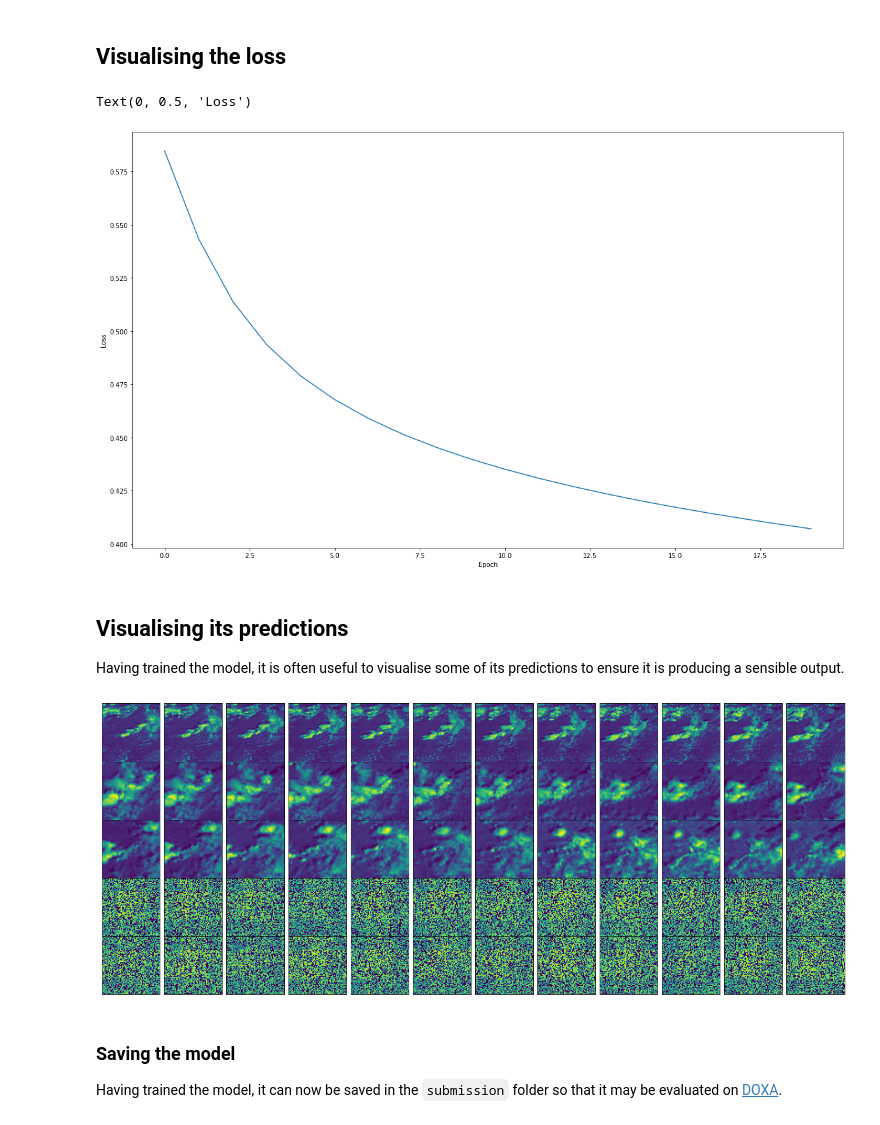
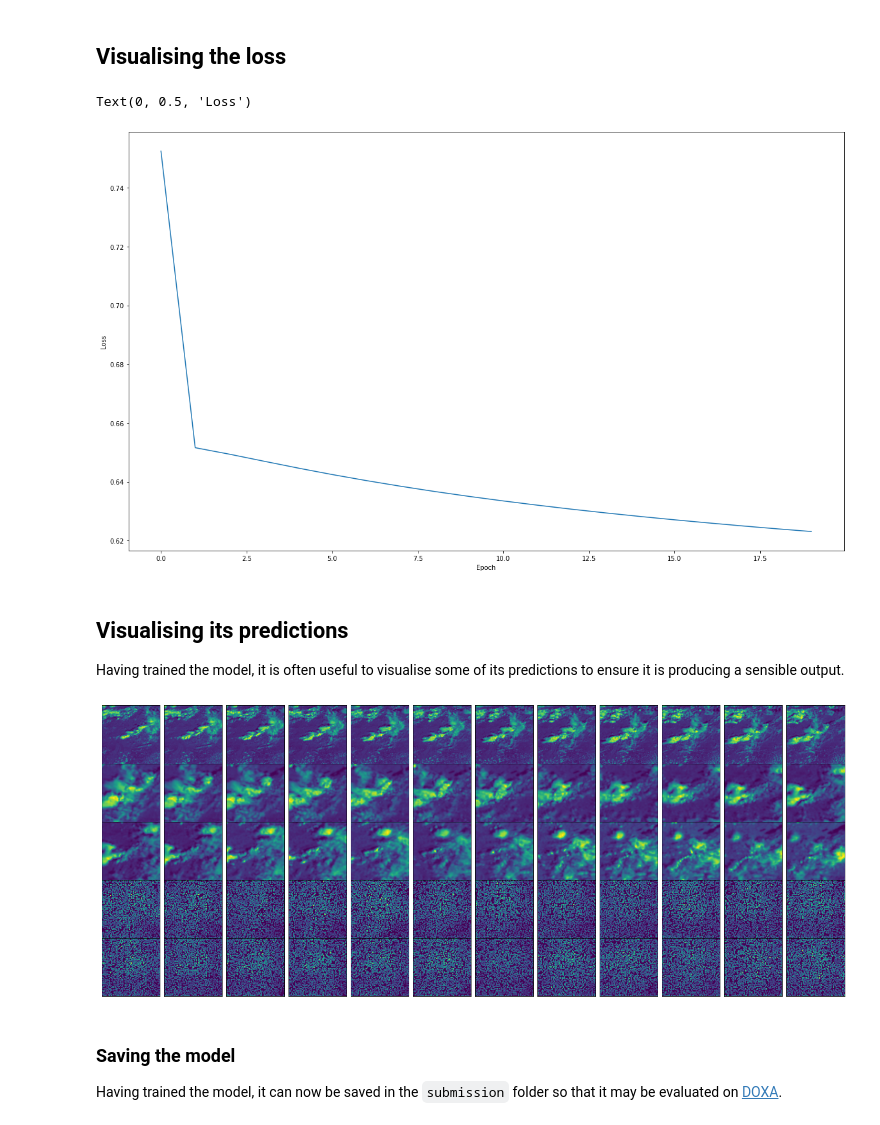
Before and after one commit to louisdewar/doxa, a Jupyter notebook: competitions/climatehack/climatehack_getting_started/training.ipynb, the cells around one changed output. Saved outputs shown, nothing was run; the diff lists cells and outputs as text; code cells hidden in the pictures.

Commit message:
Make the starter model even more basic.

```diff
--- a/competitions/climatehack/climatehack_getting_started/training.ipynb
+++ b/competitions/climatehack/climatehack_getting_started/training.ipynb
@@ -148,7 +153,7 @@ You do not have to use this at all, if you don't want to. In fact, you are encou
 # To only train on a subset of the dataset, either select what you want and pass it into ClimateHackDataset,
 # set start_date and end_date to Python datetime objects, or set day_limit > 0 to the number of days from the start to read.
 
-ch_dataset = ClimateHackDataset(dataset, crops_per_slice=2, day_limit=1)
+ch_dataset = ClimateHackDataset(dataset, crops_per_slice=2, day_limit=7)
 ch_dataloader = DataLoader(ch_dataset, batch_size=BATCH_SIZE)
 # %% [markdown]
 ### Instantiating the model
@@ -160,7 +165,7 @@ There are some huge improvements you can make to this basic model, so feel free
 device = torch.device("cuda" if torch.cuda.is_available() else "cpu")
 
 model = Model().to(device)
-optimiser = optim.Adam(model.parameters(), lr=1e-3)
+optimiser = optim.Adam(model.parameters(), lr=1e-4)
 criterion = MS_SSIMLoss(channels=24) # produces less blurry images than nn.MSELoss()
 # %% [markdown]
 ### Training the model
@@ -215,7 +220,7 @@ plt.xlabel("Epoch")
 plt.ylabel("Loss")
 # %% [output]
 Text(0, 0.5, 'Loss')
-[figure, old version]
+[figure, new version]
 # %% [markdown]
 ## Visualising its predictions
 
@@ -223,7 +228,7 @@ Having trained the model, it is often useful to visualise some of its prediction
 # %%
 x = dataset["data"].sel(time=slice("2020-07-01 12:00", "2020-07-01 12:55")).isel(x=slice(128, 256), y=slice(128, 256)).to_numpy()
 y = dataset["data"].sel(time=slice("2020-07-01 13:00", "2020-07-01 14:55")).isel(x=slice(160, 224), y=slice(160, 224)).to_numpy()
-p = model(torch.from_numpy(x.astype(float32))).detach().numpy()[0]
+p = model(torch.from_numpy(x.astype(float32)).unsqueeze(dim=0)).detach().numpy()[0]
 
 fig, (ax1, ax2, ax3, ax4, ax5) = plt.subplots(5, 12, figsize=(20,8))
 
@@ -233,34 +238,34 @@ for i, img in enumerate(x):
     ax1[i].get_xaxis().set_visible(False)
     ax1[i].get_yaxis().set_visible(False)
 
 # plot twelve 64x64 true output images
 for i, img in enumerate(y[:12]):
     ax2[i].imshow(img, cmap='viridis')
     ax2[i].get_xaxis().set_visible(False)
     ax2[i].get_yaxis().set_visible(False)
 
 # plot twelve more 64x64 true output images
 for i, img in enumerate(y[12:]):
     ax3[i].imshow(img, cmap='viridis')
     ax3[i].get_xaxis().set_visible(False)
     ax3[i].get_yaxis().set_visible(False)
 
 # plot the twelve 64x64 predicted output images
 for i, img in enumerate(p[:12]):
     ax4[i].imshow(img, cmap='viridis')
     ax4[i].get_xaxis().set_visible(False)
     ax4[i].get_yaxis().set_visible(False)
 
 # plot twelve more 64x64 output images
 for i, img in enumerate(p[12:]):
     ax5[i].imshow(img, cmap='viridis')
     ax5[i].get_xaxis().set_visible(False)
     ax5[i].get_yaxis().set_visible(False)
 
 fig.tight_layout()
 fig.subplots_adjust(wspace=0, hspace=0)
 # %% [output]
-[figure, old version]
+[figure, new version]
 # %% [markdown]
 ### Saving the model
 
```
Also changed, not shown: parts of 2 cells of this notebook, 2 other files.
